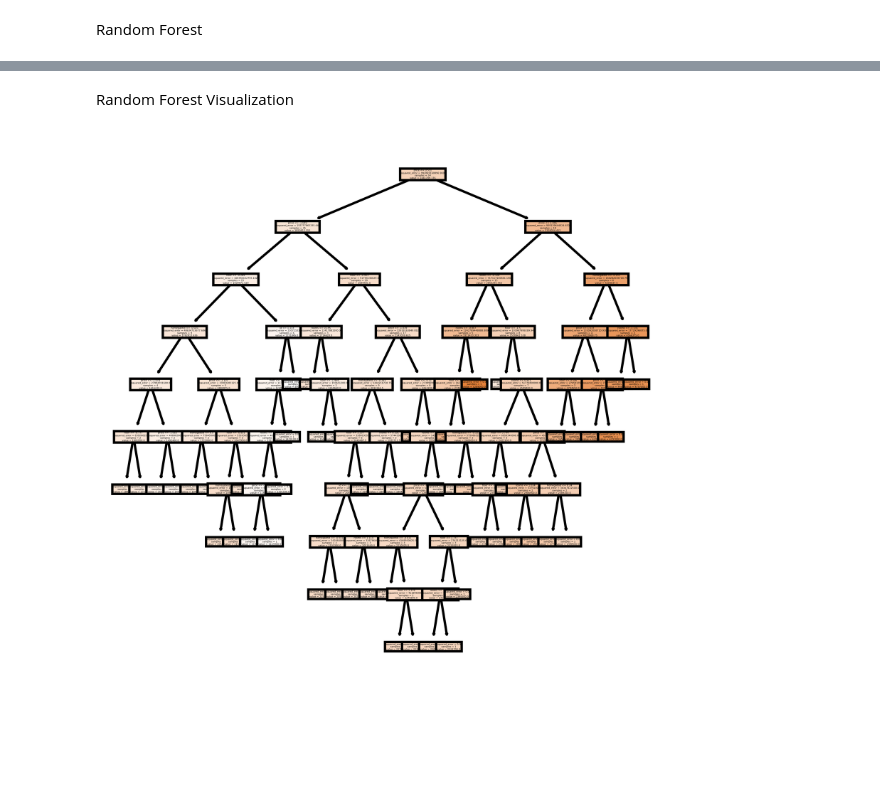
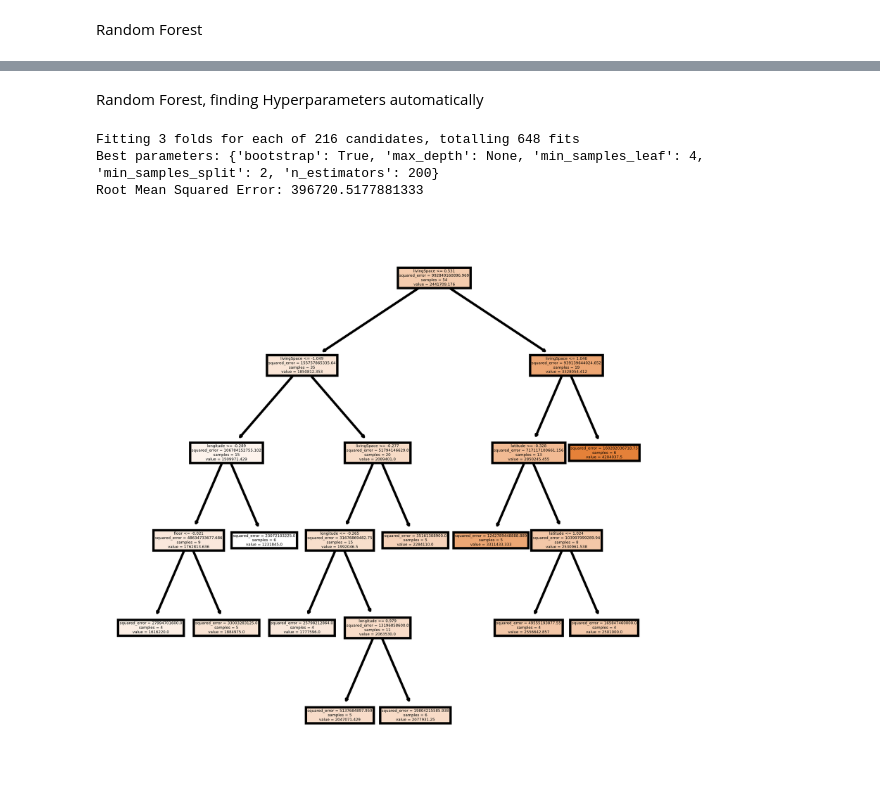
Before and after one commit to SaveTheDave42/AppliedDataScienceProject, a Jupyter notebook: RandomForest.ipynb, the cells around one changed output, grey strips where cells are left out. Cells and saved outputs as stored; diff of their text form; code cells hidden in the pictures; blank space fills up the shorter version.

```diff
--- a/RandomForest.ipynb
+++ b/RandomForest.ipynb
@@ -165,8 +171,55 @@ Root Mean Squared Error: 442810.98165364494
 # %% [markdown]
-Random Forest Visualization
+Random Forest, finding Hyperparameters automatically
-# %%
-fig, axes = plt.subplots(nrows = 1, ncols = 1, figsize = (4,4), dpi = 800)
-tree.plot_tree(rf.estimators_[0], feature_names = df.columns, filled = True)
-fig.savefig('rf_individualtree.png')
-# %% [output]
-[figure, removed]
+# %%
+# Prepare the data for the random forest
+X = df[['rooms', 'floor', 'livingSpace', 'latitude', 'longitude']]
+y = df['price']
+
+# Save column names before standardization
+feature_names = X.columns
+
+# Standardize the features
+scaler = StandardScaler()
+X = scaler.fit_transform(X)
+
+# Split the data into training and testing sets
+X_train, X_test, y_train, y_test = train_test_split(X, y, test_size=0.2, random_state=42)
+
+# Create the random forest
+rf = RandomForestRegressor(random_state=42)
+
+# Define the grid of hyperparameters to search
+param_grid = {
+    'n_estimators': [50, 100, 200],
+    'max_depth': [None, 10, 20, 30],
+    'min_samples_split': [2, 5, 10],
+    'min_samples_leaf': [1, 2, 4],
+    'bootstrap': [True, False]
+}
+
+# Set up the grid search
+grid_search = GridSearchCV(estimator=rf, param_grid=param_grid, cv=3, n_jobs=-1, verbose=2)
+
+# Train the model using the grid search estimator.
+# This will take the random forest model and try each combination of parameters
+grid_search.fit(X_train, y_train)
+
+# Get the best parameters
+best_params = grid_search.best_params_
+print(f"Best parameters: {best_params}")
+
+# Make predictions using the model with the best parameters
+y_pred = grid_search.predict(X_test)
+
+# Calculate the root mean squared error
+rmse = np.sqrt(mean_squared_error(y_test, y_pred))
+print(f"Root Mean Squared Error: {rmse}")
+
+fig, axes = plt.subplots(nrows = 1, ncols = 1, figsize = (4,4), dpi = 800)
+tree.plot_tree(grid_search.best_estimator_.estimators_[0], feature_names = feature_names, filled = True)
+fig.savefig('rf_individualtree_2.png')
+# %% [output]
+Fitting 3 folds for each of 216 candidates, totalling 648 fits
+Best parameters: {'bootstrap': True, 'max_depth': None, 'min_samples_leaf': 4, 'min_samples_split': 2, 'n_estimators': 200}
+Root Mean Squared Error: 396720.5177881333
+[figure, added]
```
Also changed, not shown: parts of 2 cells of this notebook, 3 other files.
